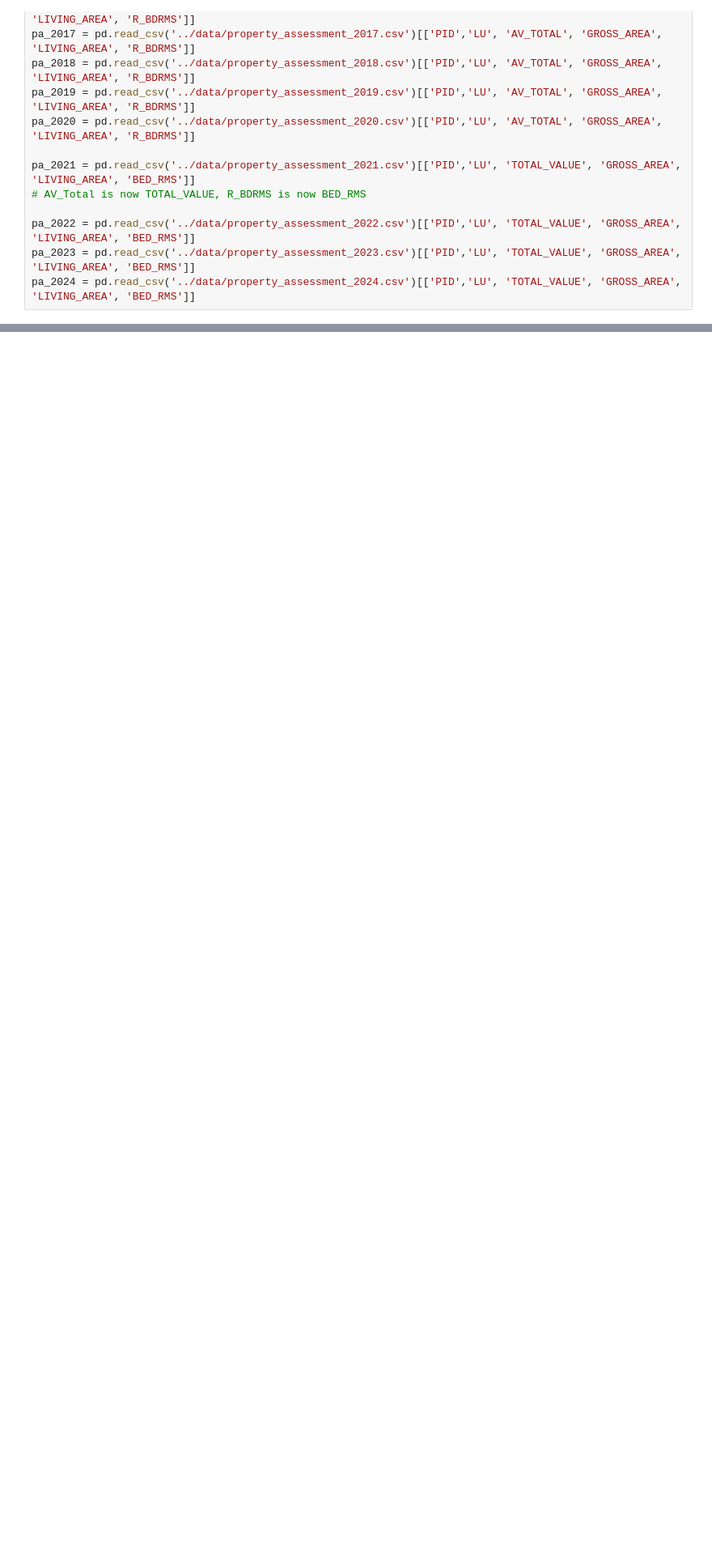
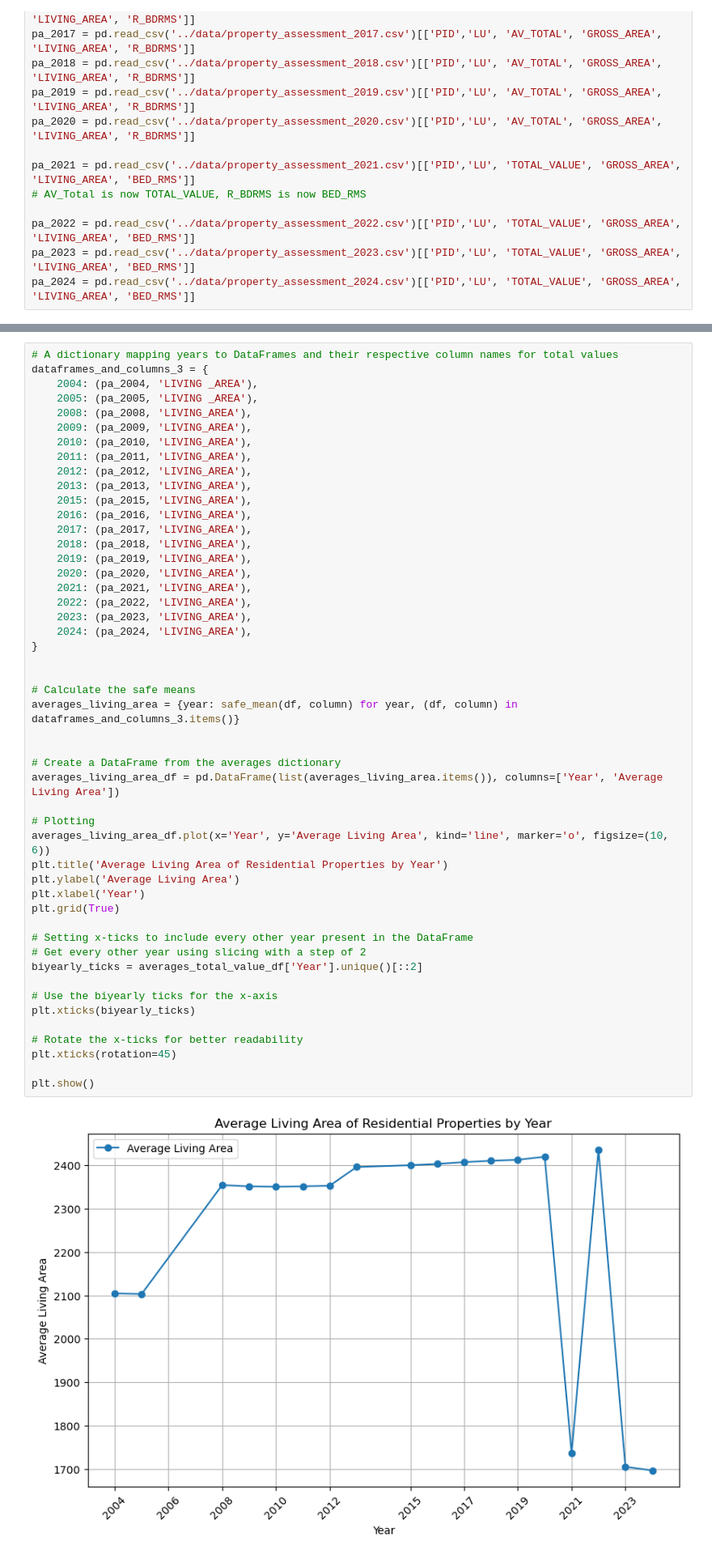
Before and after one commit to BU-Spark/ds-boston-remodeling, a Jupyter notebook: sp24-team-c/Total sf comparison:analysis/PropertyAssesment.ipynb, the cells around one changed output, grey strips where cells are left out. Shown at 81% size. Cells and saved outputs as stored; diff of their text form; blank space fills up the shorter version.

```diff
--- a/sp24-team-c/Total sf comparison:analysis/PropertyAssesment.ipynb
+++ b/sp24-team-c/Total sf comparison:analysis/PropertyAssesment.ipynb
@@ -92,0 +235,51 @@ Length: 75, dtype: float64
+# %%
+# A dictionary mapping years to DataFrames and their respective column names for total values
+dataframes_and_columns_3 = {
+    2004: (pa_2004, 'LIVING _AREA'),
+    2005: (pa_2005, 'LIVING _AREA'),
+    2008: (pa_2008, 'LIVING_AREA'),
+    2009: (pa_2009, 'LIVING_AREA'),
+    2010: (pa_2010, 'LIVING_AREA'),
+    2011: (pa_2011, 'LIVING_AREA'),
+    2012: (pa_2012, 'LIVING_AREA'),
+    2013: (pa_2013, 'LIVING_AREA'),
+    2015: (pa_2015, 'LIVING_AREA'),
+    2016: (pa_2016, 'LIVING_AREA'),
+    2017: (pa_2017, 'LIVING_AREA'),
+    2018: (pa_2018, 'LIVING_AREA'),
+    2019: (pa_2019, 'LIVING_AREA'),
+    2020: (pa_2020, 'LIVING_AREA'),
+    2021: (pa_2021, 'LIVING_AREA'),
+    2022: (pa_2022, 'LIVING_AREA'),
+    2023: (pa_2023, 'LIVING_AREA'),
+    2024: (pa_2024, 'LIVING_AREA'),
+}
+
+
+# Calculate the safe means
+averages_living_area = {year: safe_mean(df, column) for year, (df, column) in dataframes_and_columns_3.items()}
+
+
+# Create a DataFrame from the averages dictionary
+averages_living_area_df = pd.DataFrame(list(averages_living_area.items()), columns=['Year', 'Average Living Area'])
+
+# Plotting
+averages_living_area_df.plot(x='Year', y='Average Living Area', kind='line', marker='o', figsize=(10, 6))
+plt.title('Average Living Area of Residential Properties by Year')
+plt.ylabel('Average Living Area')
+plt.xlabel('Year')
+plt.grid(True)
+
+# Setting x-ticks to include every other year present in the DataFrame
+# Get every other year using slicing with a step of 2
+biyearly_ticks = averages_total_value_df['Year'].unique()[::2]
+
+# Use the biyearly ticks for the x-axis
+plt.xticks(biyearly_ticks)
+
+# Rotate the x-ticks for better readability
+plt.xticks(rotation=45)
+
+plt.show()
+# %% [output]
+[figure, added]
```
Also changed, not shown: parts of 13 cells of this notebook, 1 other file.
